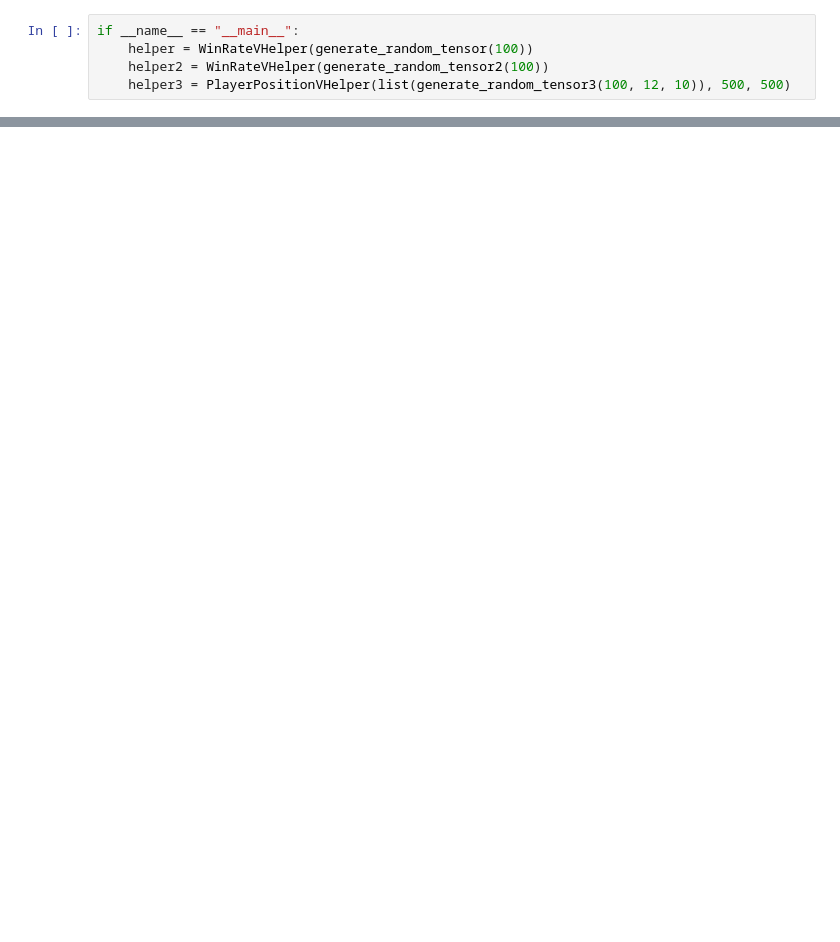
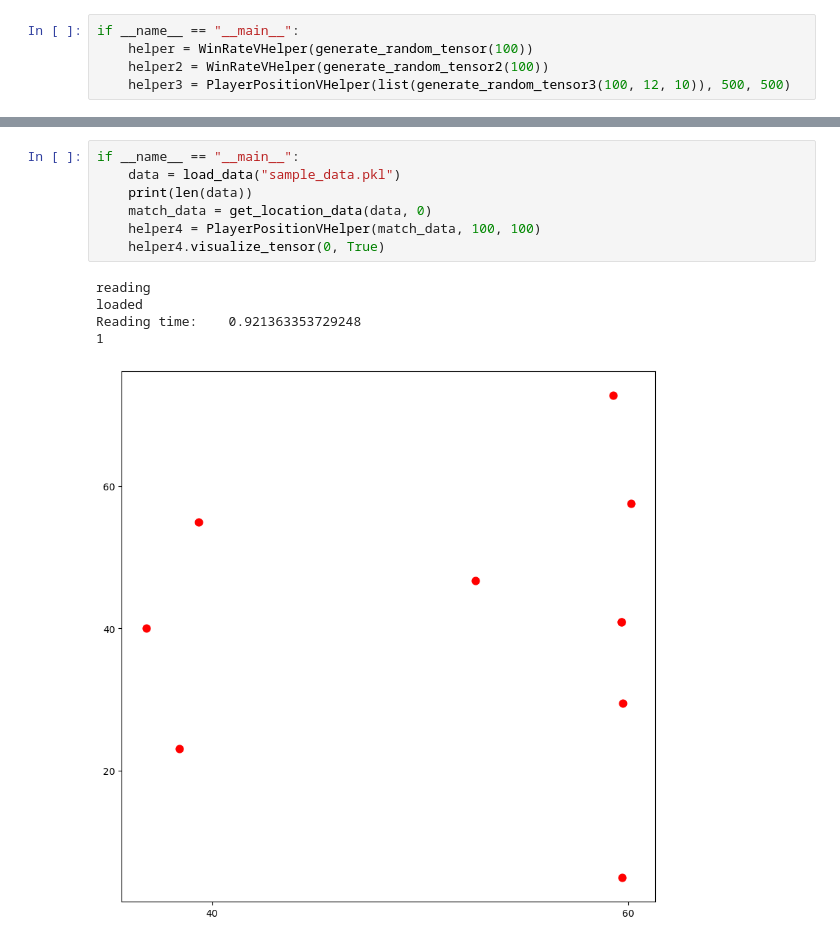
Before and after one commit to Lu-Zetian/gnn-for-goal-prediction, a Jupyter notebook: Visualization.ipynb, the cells around one changed output, grey strips where cells are left out. Cells and saved outputs as stored; diff of their text form; blank space fills up the shorter version.

```diff
--- a/Visualization.ipynb
+++ b/Visualization.ipynb
@@ -176,0 +187,13 @@ expected sequence of length 2 at dim 2 (got 3)
+# %%
+if __name__ == "__main__":
+    data = load_data("sample_data.pkl")
+    print(len(data))
+    match_data = get_location_data(data, 0)
+    helper4 = PlayerPositionVHelper(match_data, 100, 100)
+    helper4.visualize_tensor(0, True)
+# %% [output]
+reading
+loaded
+Reading time:    0.921363353729248
+1
+[figure, added]
```
Also changed, not shown: parts of 25 cells of this notebook.
